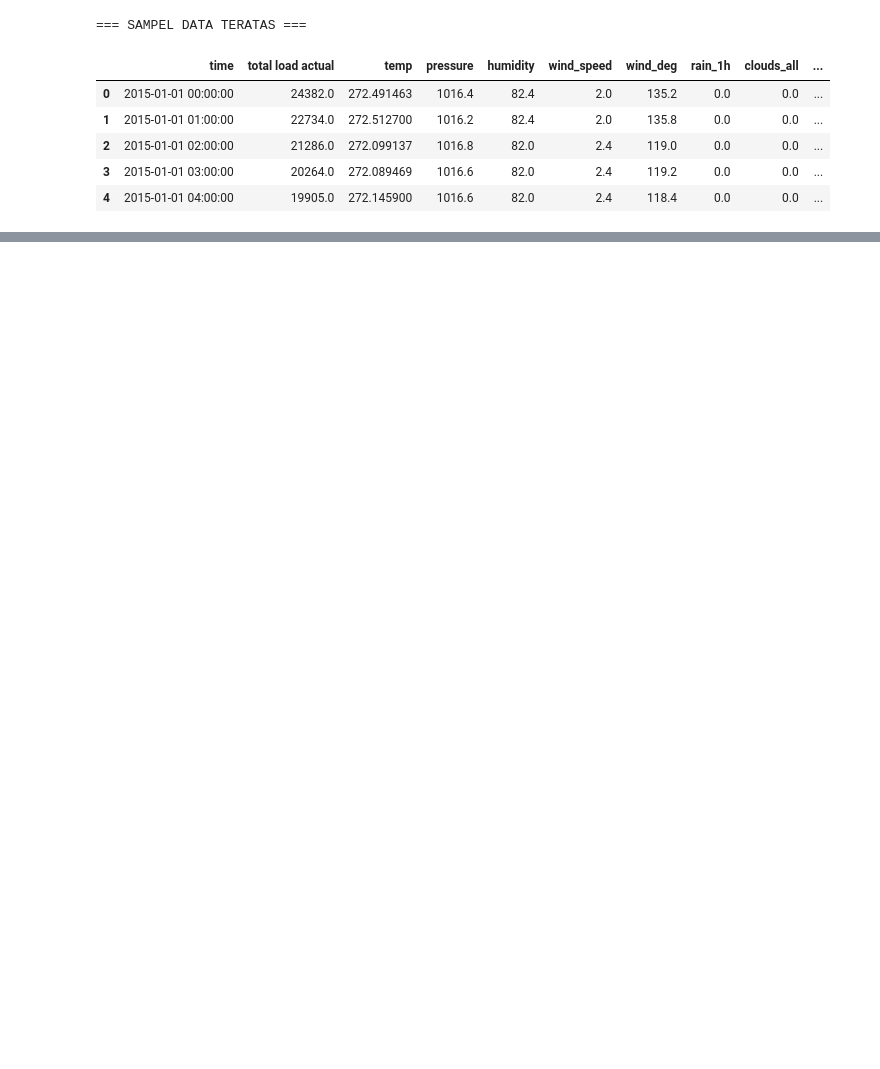
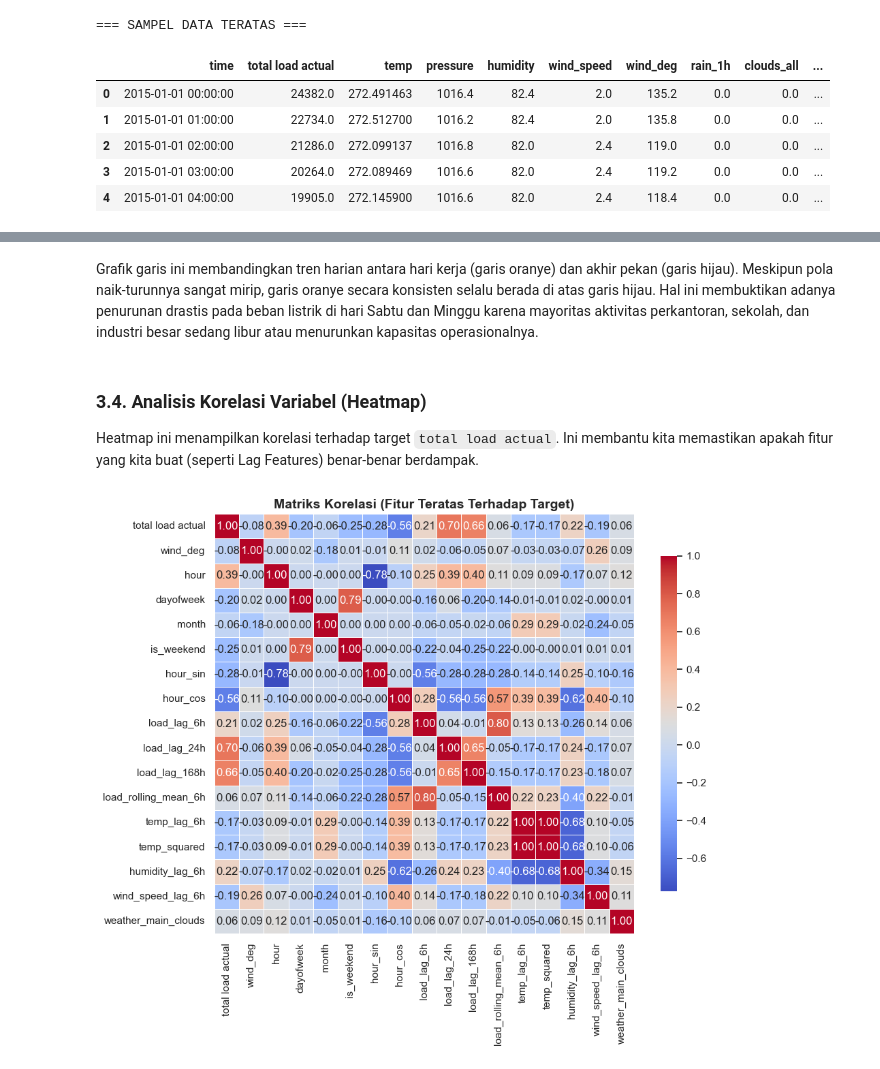
Before and after one commit to yayaangg/tugas-kecil-machine-learning, a Jupyter notebook: regresi.ipynb, the cells around one changed output, grey strips where cells are left out. Drawn from its saved outputs; the diff is of its cells as text; code cells hidden in the pictures; blank space fills up the shorter version.

```diff
--- a/regresi.ipynb
+++ b/regresi.ipynb
@@ -935,0 +239,20 @@ Cek direktori Anda, file telah tersimpan di:
+# %% [markdown]
+Grafik garis ini membandingkan tren harian antara hari kerja (garis oranye) dan akhir pekan (garis hijau). Meskipun pola naik-turunnya sangat mirip, garis oranye secara konsisten selalu berada di atas garis hijau. Hal ini membuktikan adanya penurunan drastis pada beban listrik di hari Sabtu dan Minggu karena mayoritas aktivitas perkantoran, sekolah, dan industri besar sedang libur atau menurunkan kapasitas operasionalnya.
+# %% [markdown]
+### 3.4. Analisis Korelasi Variabel (Heatmap)
+Heatmap ini menampilkan korelasi terhadap target `total load actual`. Ini membantu kita memastikan apakah fitur yang kita buat (seperti Lag Features) benar-benar berdampak.
+# %%
+plt.figure(figsize=(10, 8))
+
+# Menghitung korelasi seluruh variabel
+corr_matrix = df_clean.corr()
+
+top_corr_features = corr_matrix.index[abs(corr_matrix["total load actual"]) > 0.05]
+
+# Membuat Heatmap
+sns.heatmap(df_clean[top_corr_features].corr(), annot=True, cmap="coolwarm", fmt=".2f",
+            linewidths=0.5, square=True, cbar_kws={"shrink": .8})
+plt.title('Matriks Korelasi (Fitur Teratas Terhadap Target)', fontsize=14, fontweight='bold')
+plt.show()
+# %% [output]
+[figure, added]
```
Also changed, not shown: parts of 65 cells of this notebook, 10 other files.
